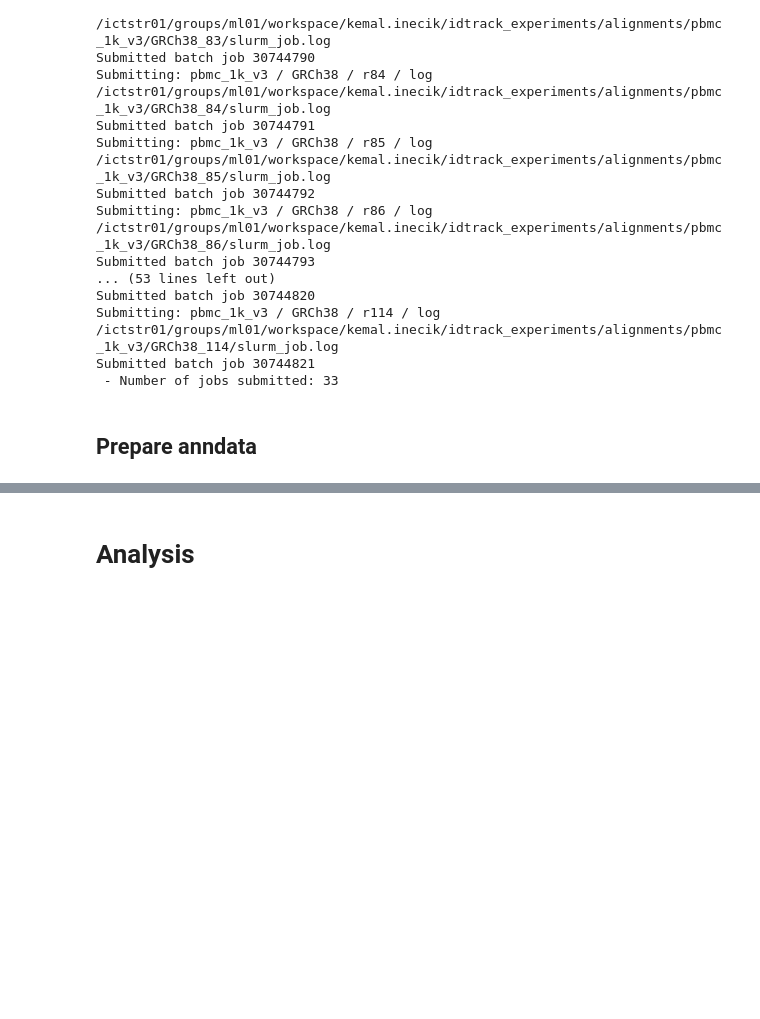
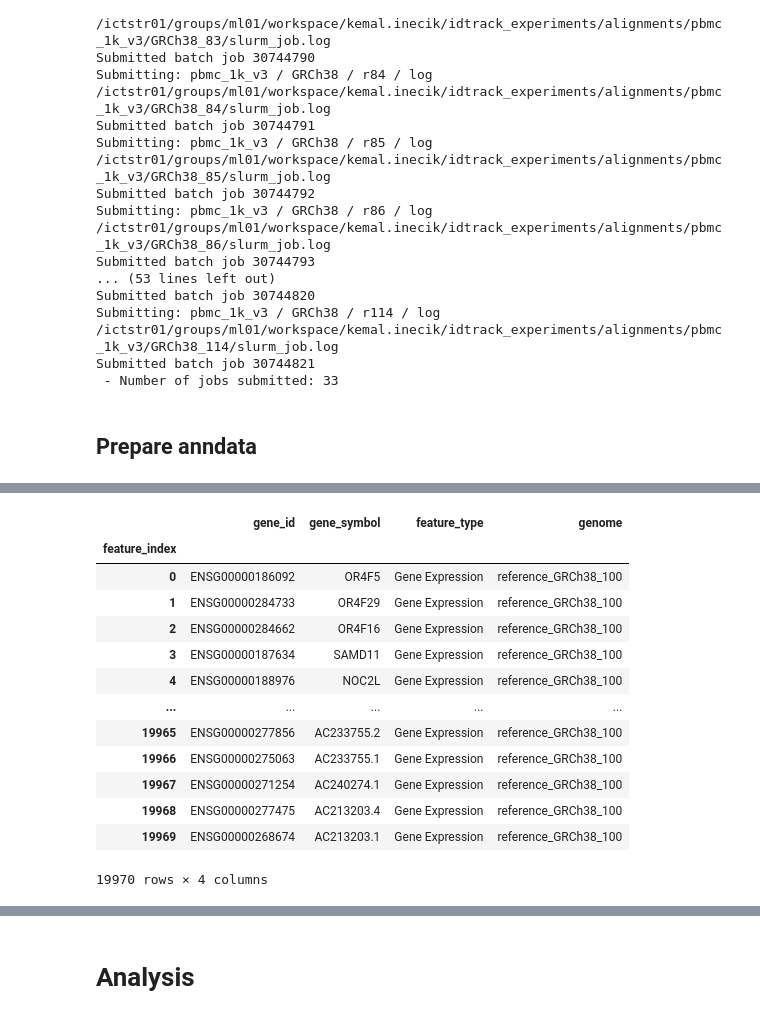
Before and after one commit to theislab/idtrack, a Jupyter notebook: docs/_notebooks/experiment_cellranger_idtrack/run.ipynb, the cells around one changed output, grey strips where cells are left out. Cells and saved outputs as stored; diff of their text form; code cells hidden in the pictures; blank space fills up the shorter version.

Commit message:
run `anndata_generator`

```diff
--- a/docs/_notebooks/experiment_cellranger_idtrack/run.ipynb
+++ b/docs/_notebooks/experiment_cellranger_idtrack/run.ipynb
@@ -267,0 +267,6 @@ pass
+# %%
+anndata_generator_params = dict(
+    alignments_root=Path("/lustre/groups/ml01/workspace/kemal.inecik/idtrack_experiments/alignments"),
+    out_root="/home/icb/kemal.inecik/lustre_workspace/idtrack_experiments/anndatas",
+    keep_obs_if_it_is_filtered_by_cellranger=True
+)
@@ -267,0 +293,5 @@ pass
+# %%
+anndata_paths = anndata_generator(silent=True, **anndata_generator_params)
+# %%
+import anndata as ad
+adata114=ad.read_h5ad(anndata_paths['pbmc_1k_v3']['GRCh38']['100'])
@@ -267,0 +322,17 @@ pass
+# %%
+adata114.var
+# %% [output]
+|  | gene_id | gene_symbol | feature_type | genome |
+| feature_index |  |  |  |  |
+| 0 | ENSG00000186092 | OR4F5 | Gene Expression | reference_GRCh38_100 |
+| 1 | ENSG00000284733 | OR4F29 | Gene Expression | reference_GRCh38_100 |
+| 2 | ENSG00000284662 | OR4F16 | Gene Expression | reference_GRCh38_100 |
+| 3 | ENSG00000187634 | SAMD11 | Gene Expression | reference_GRCh38_100 |
+| 4 | ENSG00000188976 | NOC2L | Gene Expression | reference_GRCh38_100 |
+| ... | ... | ... | ... | ... |
+| 19965 | ENSG00000277856 | AC233755.2 | Gene Expression | reference_GRCh38_100 |
+| 19966 | ENSG00000275063 | AC233755.1 | Gene Expression | reference_GRCh38_100 |
+| 19967 | ENSG00000271254 | AC240274.1 | Gene Expression | reference_GRCh38_100 |
+| 19968 | ENSG00000277475 | AC213203.4 | Gene Expression | reference_GRCh38_100 |
+| 19969 | ENSG00000268674 | AC213203.1 | Gene Expression | reference_GRCh38_100 |
+19970 rows × 4 columns
```
Also changed, not shown: parts of 6 cells of this notebook, 1 other file.
